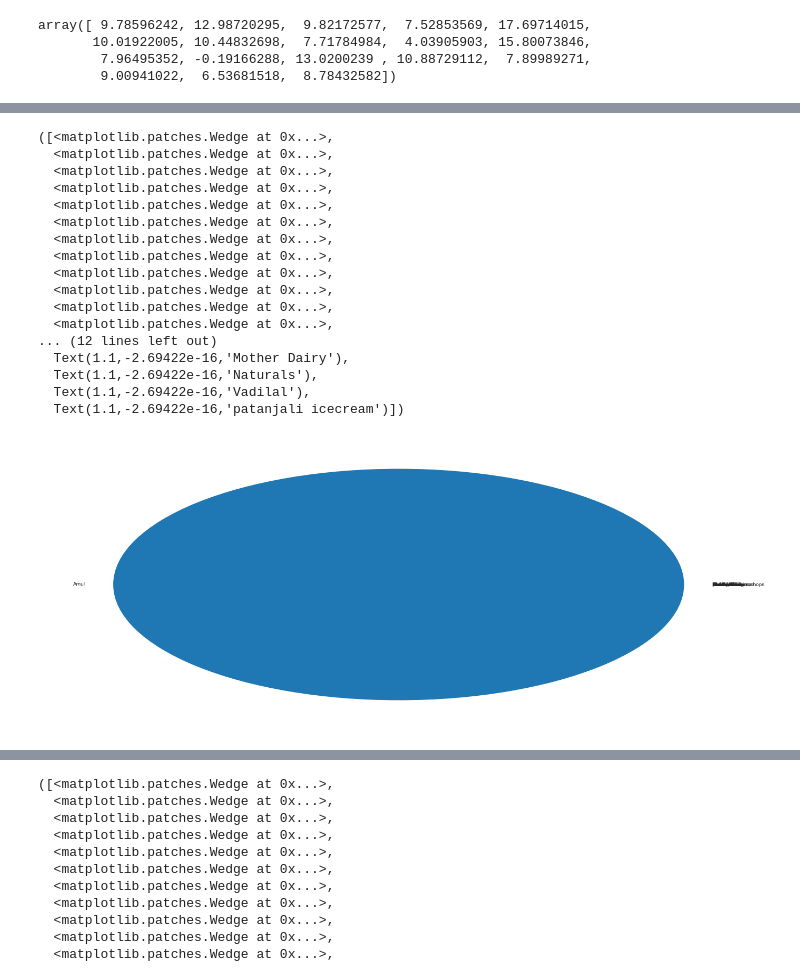
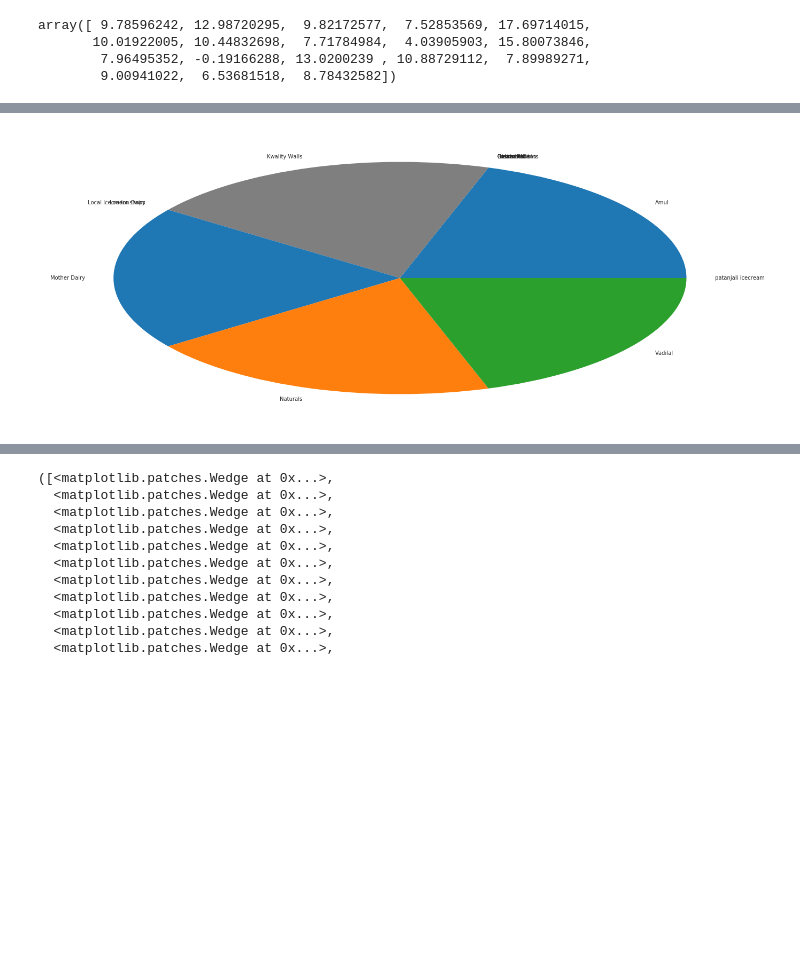
Before and after one commit to PSIB0T/Ice-cream-mining, a Jupyter notebook: IceCream_Pie-checkpoint.ipynb, the cells around one changed output, grey strips where cells are left out. Saved outputs shown, nothing was run; the diff lists cells and outputs as text; code cells hidden in the pictures; blank space fills up the shorter version.

```diff
--- a/IceCream_Pie-checkpoint.ipynb
+++ b/IceCream_Pie-checkpoint.ipynb
@@ -6,7 +6,7 @@ import seaborn as sns
 from itertools import chain
 from sklearn.preprocessing import LabelEncoder,Imputer
 # %%
-df = pd.read_csv('responses.csv')
+df = pd.read_csv('./data/responses.csv')
 # %%
 df.head()
 # %% [output]
@@ -28,4 +28,4 @@ Index(['Timestamp', 'Email Address', 'Name', 'Neighbourhood', 'Rating',
        'Quality', 'Occasion', 'New_flavors'],
       dtype='object')
 # %%
-df = df.drop(['Timestamp', 'Email Address', 'Name', 'Type'], 1)
+df = df.drop(['Timestamp', 'Email Address', 'Name'], 1)
@@ -456,21 +349,5 @@ plt.pie(neighCount['dombivli'], labels = brands)
 # %%
-plt.pie(neighCount['ghatkopar'], labels = brands)
+plt.pie(neighCount['kanjurmarg'], labels = brands)
+plt.show()
 # %% [output]
-([<matplotlib.patches.Wedge at 0x...>,
-  <matplotlib.patches.Wedge at 0x...>,
-  <matplotlib.patches.Wedge at 0x...>,
-  <matplotlib.patches.Wedge at 0x...>,
-  <matplotlib.patches.Wedge at 0x...>,
-  <matplotlib.patches.Wedge at 0x...>,
-  <matplotlib.patches.Wedge at 0x...>,
-  <matplotlib.patches.Wedge at 0x...>,
-  <matplotlib.patches.Wedge at 0x...>,
-  <matplotlib.patches.Wedge at 0x...>,
-  <matplotlib.patches.Wedge at 0x...>,
-  <matplotlib.patches.Wedge at 0x...>,
-... (12 lines left out)
-  Text(1.1,-2.69422e-16,'Mother Dairy'),
-  Text(1.1,-2.69422e-16,'Naturals'),
-  Text(1.1,-2.69422e-16,'Vadilal'),
-  Text(1.1,-2.69422e-16,'patanjali icecream')])
-[figure, old version]
+[figure, new version]
```
Also changed, not shown: parts of 16 cells of this notebook, 2 other files.
